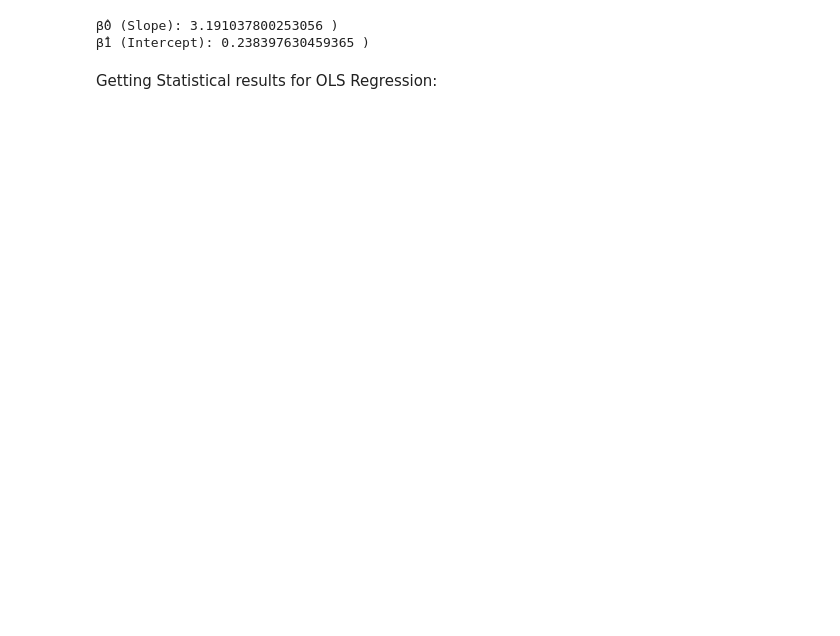
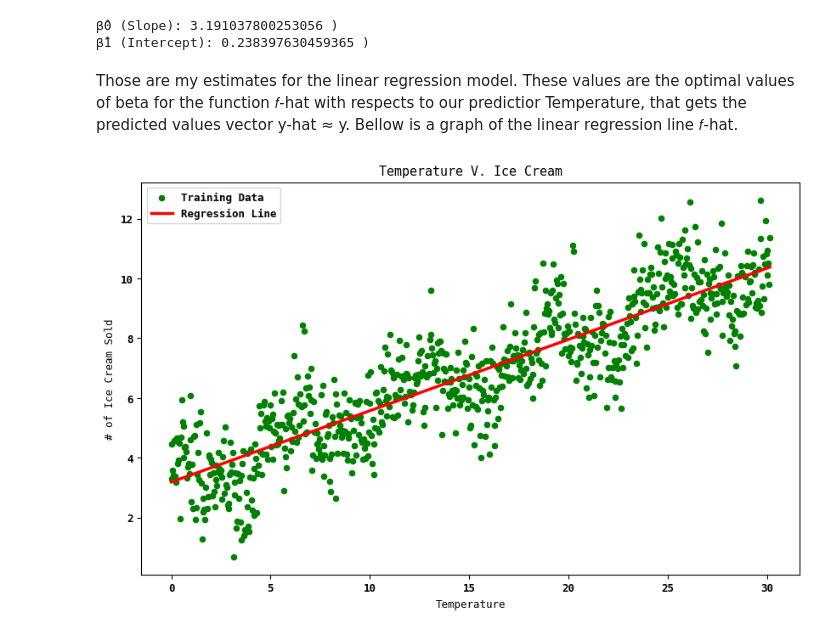
Before and after one commit to Dereck368/Linear-Regression, a Jupyter notebook: report.ipynb, the cells around one changed output. Cells and saved outputs as stored; diff of their text form; code cells hidden in the pictures; blank space fills up the shorter version.

```diff
--- a/report.ipynb
+++ b/report.ipynb
@@ -63,2 +66,20 @@ y = df["Icecream"].to_numpy()
-# %% [markdown]
-Getting Statistical results for OLS Regression:
+# %% [markdown]
+Those are my estimates for the linear regression model. These values are the optimal values of beta for the function 𝑓-hat with respects to our predictior Temperature, that gets the predicted values vector y-hat ≈ y. Bellow is a graph of the linear regression line 𝑓-hat.
+# %%
+X = df["Temperature"].to_numpy()
+y = df["Icecream"].to_numpy()
+
+y_pred = model.predict(X.reshape(-1, 1))
+
+plt.figure(figsize=(10, 6))
+plt.scatter(X, y, color='green', s=20,  marker='o', label='Training Data')
+plt.plot(X, y_pred, color='red', linewidth=2.5, label='Regression Line')
+
+plt.xlabel('Temperature')
+plt.ylabel('# of Ice Cream Sold')
+plt.title('Temperature V. Ice Cream')
+plt.legend()
+
+plt.show()
+# %% [output]
+[figure, added]
```
Also changed, not shown: parts of 13 cells of this notebook, 1 other file.
